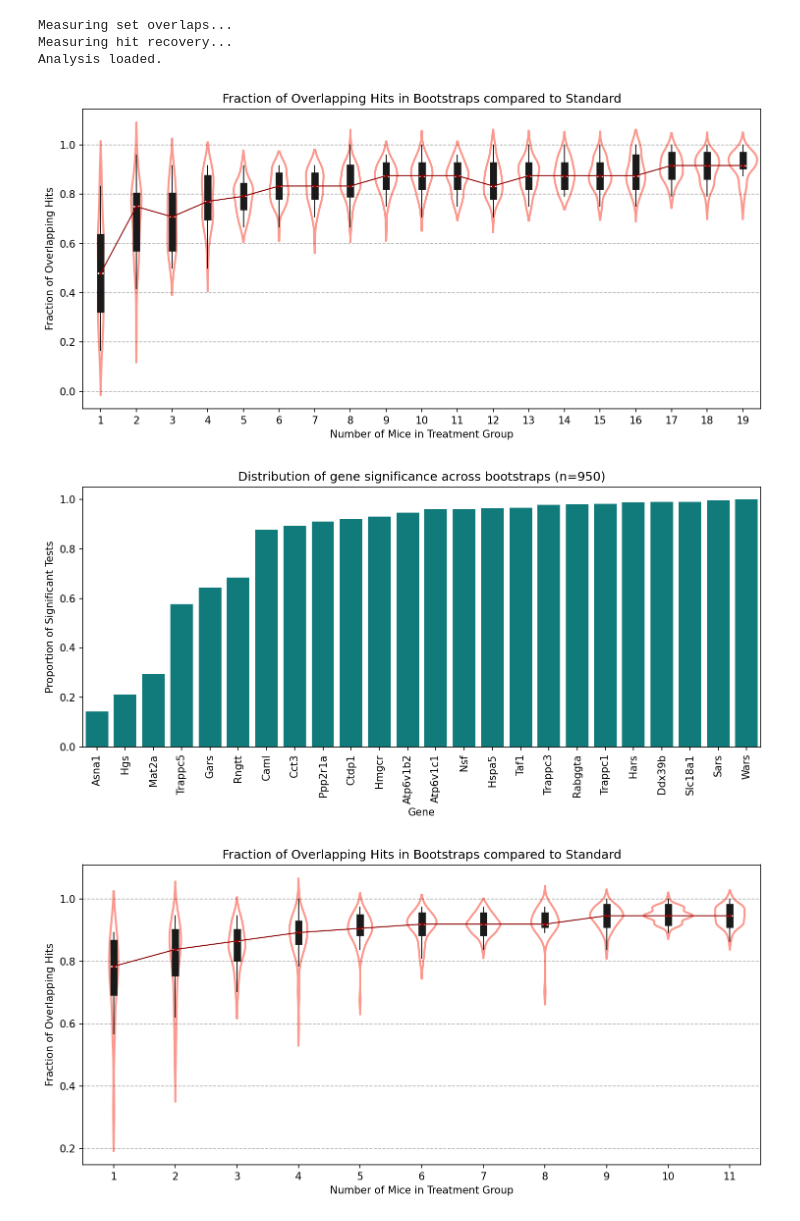
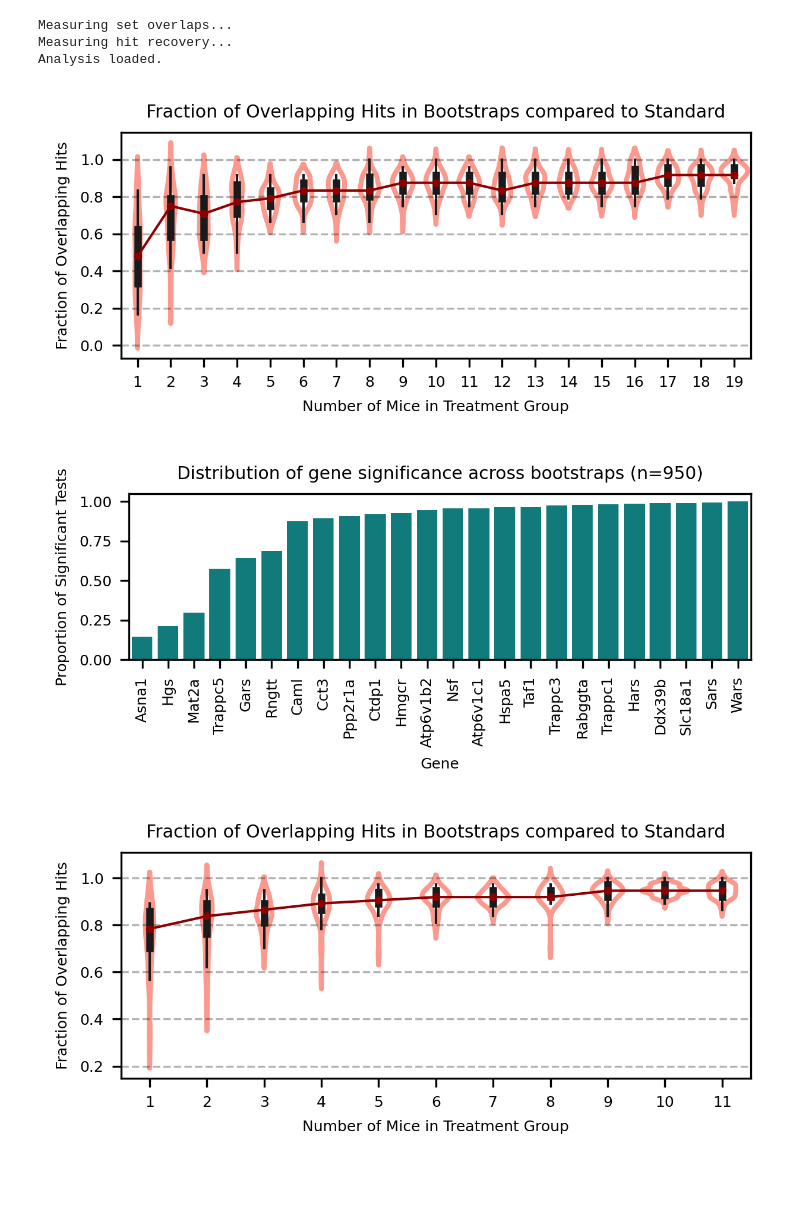
Before and after one commit to noamteyssier/bootstrap_analysis_invivo_crispr_screen, a Jupyter notebook: notebooks/BootstrapAnalysis.ipynb, the cells around one changed output. Saved outputs shown, nothing was run; the diff lists cells and outputs as text; code cells hidden in the pictures; blank space fills up the shorter version.

Commit message:
chore: update notebook and figures

```diff
--- a/notebooks/BootstrapAnalysis.ipynb
+++ b/notebooks/BootstrapAnalysis.ipynb
@@ -59,11 +59,19 @@ Analysis loaded.
 # %%
 import os
 from rescreener import Violins, Recovery
 
+proportion = (6.8, 3.2)
+scalar = 0.6
+height = proportion[0] * scalar
+width = proportion[1] * scalar
+dpi=300
+
 for bsa, name in zip(bsa_list, sample_names):
-    Violins(bsa).plot(save=os.path.join(fig_dir, f"{name}.violin.svg"))
-    Recovery(bsa).plot(save=os.path.join(fig_dir, f"{name}.recovery.svg"))
+    Violins(bsa, height=height, width=width, dpi=dpi, inner_kwargs={
+        "box_width": 3,
+    }).plot(save=os.path.join(fig_dir, f"{name}.violin.svg"))
+    Recovery(bsa, height=height, width=width, dpi=dpi).plot(save=os.path.join(fig_dir, f"{name}.recovery.svg"))
 # %% [output]
-[figure, old version]
+[figure, new version]
-[figure, old version]
+[figure, new version]
-[figure, old version]
+[figure, new version]
```
Also changed, not shown: parts of 1 cell of this notebook, 6 other files.
